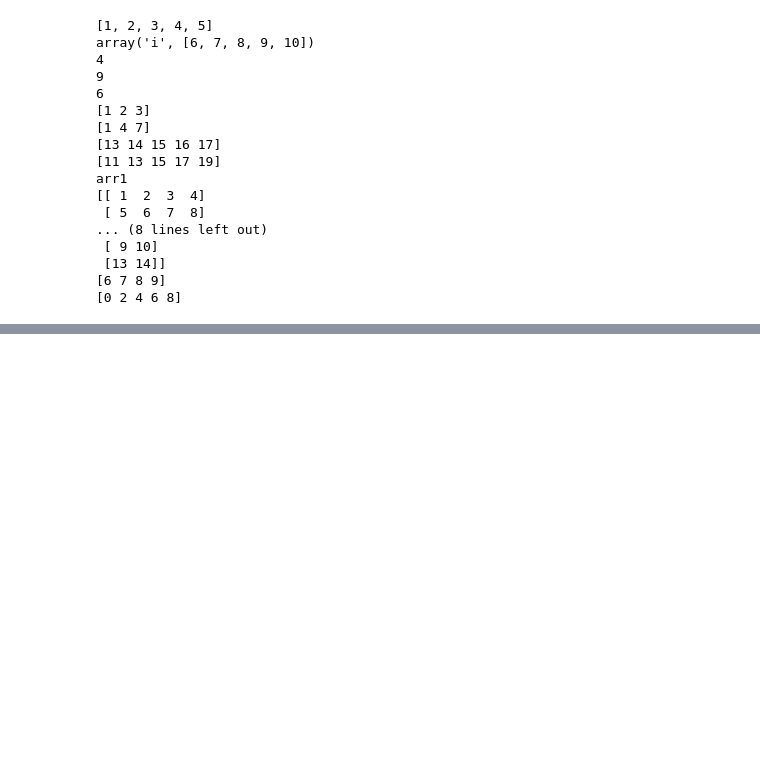
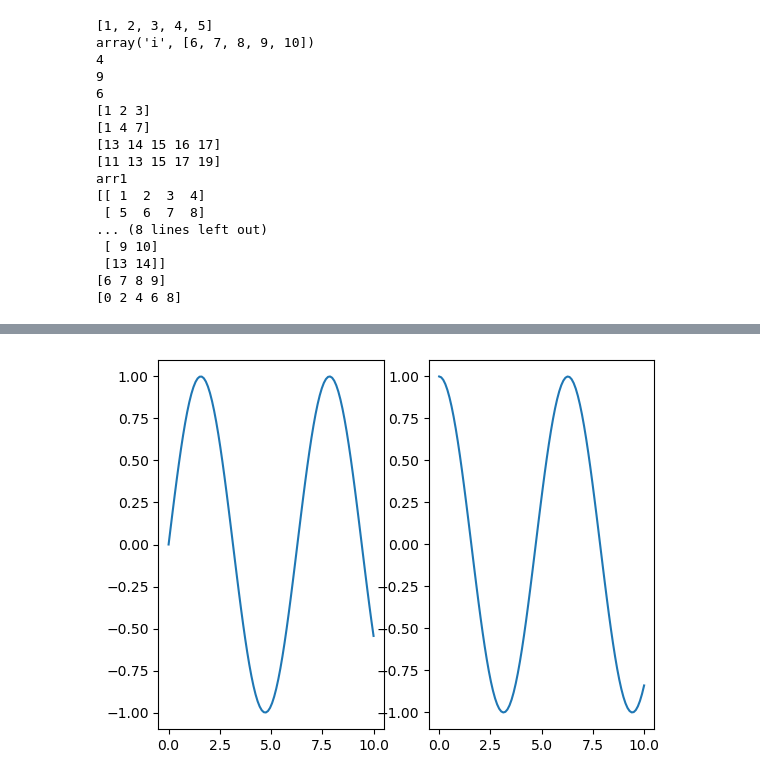
Before and after one commit to MartinezRich/mireilla_project, a Jupyter notebook: week3_2.ipynb, the cells around one changed output, grey strips where cells are left out. Cells and saved outputs as stored; diff of their text form; code cells hidden in the pictures; blank space fills up the shorter version.

```diff
--- a/week3_2.ipynb
+++ b/week3_2.ipynb
@@ -277,0 +337,10 @@ arr1
+# %%
+x = np.linspace(0, 10,100)
+y1 = np.sin(x)
+y2 = np.cos(x)
+fig, axes = plt.subplots(1, 2)
+axes[0].plot(x, y1)
+axes[1].plot(x, y2)
+plt.show()
+# %% [output]
+[figure, added]
```
Also changed, not shown: parts of 7 cells of this notebook.
